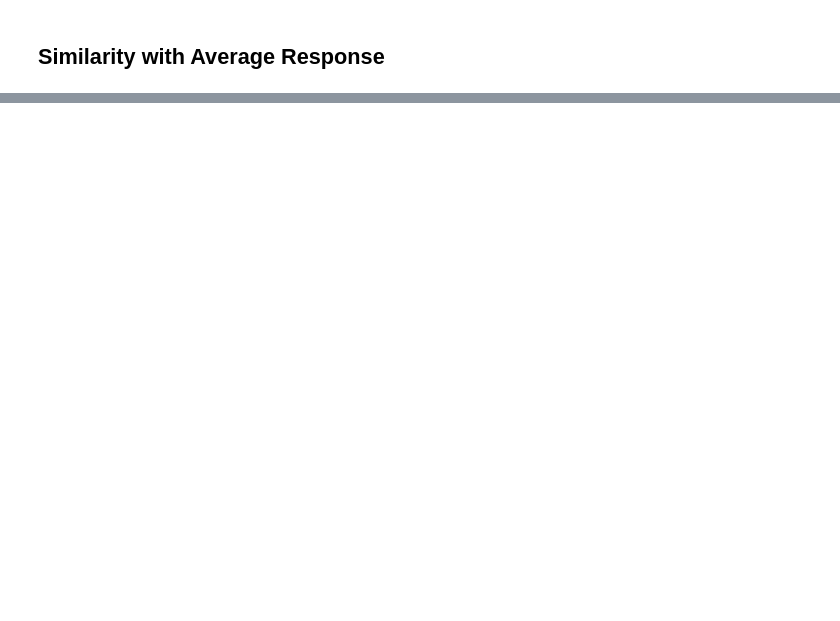
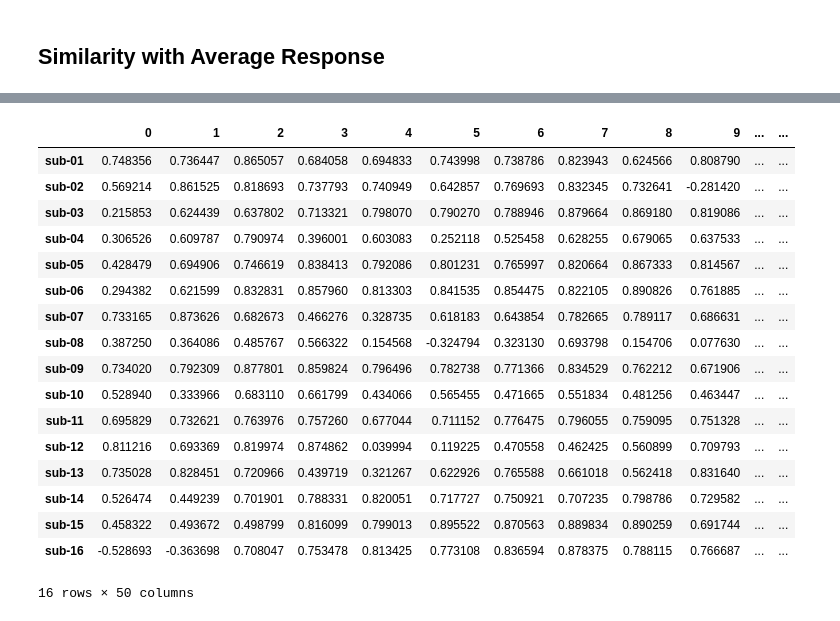
Before and after one commit to naturalistic-data-analysis/naturalistic_data_analysis, a Jupyter notebook: content/features/notebooks/Intersubject_Correlation.ipynb, the cells around one changed output, grey strips where cells are left out. Cells and saved outputs as stored; diff of their text form; code cells hidden in the pictures; blank space fills up the shorter version.

```diff
--- a/content/features/notebooks/Intersubject_Correlation.ipynb
+++ b/content/features/notebooks/Intersubject_Correlation.ipynb
@@ -91,0 +85,10 @@ threshold(isrsa_r, isrsa_p, thr=.005).plot()
+# %%
+all_rois = {}
+for roi in range(50):
+    sub_rois = {}
+    for sub in sub_timeseries:
+        sub_rois[sub] = sub_timeseries[sub].loc[roi]
+    all_rois[roi] = pd.DataFrame(sub_rois)
+#     time_dist = Adjacency(1 - pairwise_distances(sub_rois.T, metric='correlation'), matrix_type='similarity')
+#     isc[roi] = time_dist.mean()
+# isc_brain = roi_to_brain(pd.Series(isc), mask_x)
@@ -91,0 +115,30 @@ threshold(isrsa_r, isrsa_p, thr=.005).plot()
+# %%
+i=0
+avg_isc_r = {}
+for roi in range(50):
+    all_r = {}
+    for sub in all_rois[roi]:
+        group_avg = all_rois[roi].loc[:,all_rois[roi].columns != sub].mean(axis=1)
+        all_r[sub], p = pearsonr(all_rois[roi][sub], group_avg)
+        avg_isc_r[roi] = pd.Series(all_r)
+avg_isc_r = pd.DataFrame(avg_isc_r)
+avg_isc_r
+# %% [output]
+|  | 0 | 1 | 2 | 3 | 4 | 5 | 6 | 7 | 8 | 9 | ... | ... |
+| sub-01 | 0.748356 | 0.736447 | 0.865057 | 0.684058 | 0.694833 | 0.743998 | 0.738786 | 0.823943 | 0.624566 | 0.808790 | ... | ... |
+| sub-02 | 0.569214 | 0.861525 | 0.818693 | 0.737793 | 0.740949 | 0.642857 | 0.769693 | 0.832345 | 0.732641 | -0.281420 | ... | ... |
+| sub-03 | 0.215853 | 0.624439 | 0.637802 | 0.713321 | 0.798070 | 0.790270 | 0.788946 | 0.879664 | 0.869180 | 0.819086 | ... | ... |
+| sub-04 | 0.306526 | 0.609787 | 0.790974 | 0.396001 | 0.603083 | 0.252118 | 0.525458 | 0.628255 | 0.679065 | 0.637533 | ... | ... |
+| sub-05 | 0.428479 | 0.694906 | 0.746619 | 0.838413 | 0.792086 | 0.801231 | 0.765997 | 0.820664 | 0.867333 | 0.814567 | ... | ... |
+| sub-06 | 0.294382 | 0.621599 | 0.832831 | 0.857960 | 0.813303 | 0.841535 | 0.854475 | 0.822105 | 0.890826 | 0.761885 | ... | ... |
+| sub-07 | 0.733165 | 0.873626 | 0.682673 | 0.466276 | 0.328735 | 0.618183 | 0.643854 | 0.782665 | 0.789117 | 0.686631 | ... | ... |
+| sub-08 | 0.387250 | 0.364086 | 0.485767 | 0.566322 | 0.154568 | -0.324794 | 0.323130 | 0.693798 | 0.154706 | 0.077630 | ... | ... |
+| sub-09 | 0.734020 | 0.792309 | 0.877801 | 0.859824 | 0.796496 | 0.782738 | 0.771366 | 0.834529 | 0.762212 | 0.671906 | ... | ... |
+| sub-10 | 0.528940 | 0.333966 | 0.683110 | 0.661799 | 0.434066 | 0.565455 | 0.471665 | 0.551834 | 0.481256 | 0.463447 | ... | ... |
+| sub-11 | 0.695829 | 0.732621 | 0.763976 | 0.757260 | 0.677044 | 0.711152 | 0.776475 | 0.796055 | 0.759095 | 0.751328 | ... | ... |
+| sub-12 | 0.811216 | 0.693369 | 0.819974 | 0.874862 | 0.039994 | 0.119225 | 0.470558 | 0.462425 | 0.560899 | 0.709793 | ... | ... |
+| sub-13 | 0.735028 | 0.828451 | 0.720966 | 0.439719 | 0.321267 | 0.622926 | 0.765588 | 0.661018 | 0.562418 | 0.831640 | ... | ... |
+| sub-14 | 0.526474 | 0.449239 | 0.701901 | 0.788331 | 0.820051 | 0.717727 | 0.750921 | 0.707235 | 0.798786 | 0.729582 | ... | ... |
+| sub-15 | 0.458322 | 0.493672 | 0.498799 | 0.816099 | 0.799013 | 0.895522 | 0.870563 | 0.889834 | 0.890259 | 0.691744 | ... | ... |
+| sub-16 | -0.528693 | -0.363698 | 0.708047 | 0.753478 | 0.813425 | 0.773108 | 0.836594 | 0.878375 | 0.788115 | 0.766687 | ... | ... |
+16 rows × 50 columns
```
Also changed, not shown: parts of 20 cells of this notebook, 24 other files.
